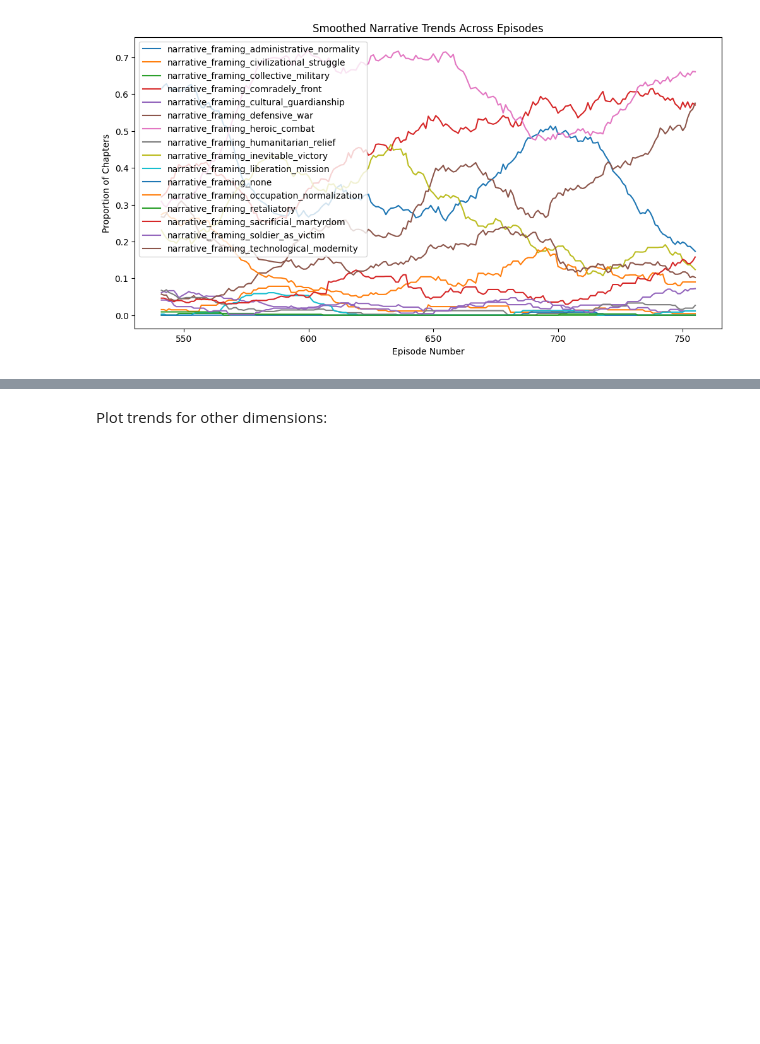
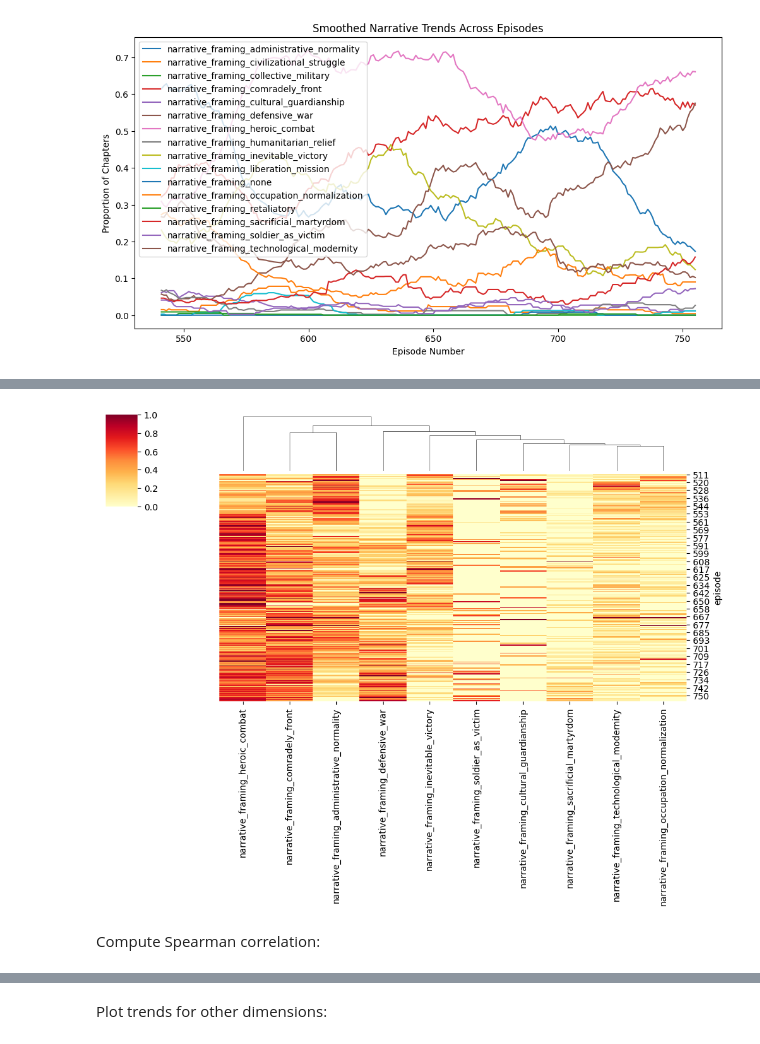
Before and after one commit to chill-bird/cultural_analytics_project, a Jupyter notebook: src/analysis/analyze_narratives.ipynb, the cells around one changed output, grey strips where cells are left out. Cells and saved outputs as stored; diff of their text form; code cells hidden in the pictures; blank space fills up the shorter version.

```diff
--- a/src/analysis/analyze_narratives.ipynb
+++ b/src/analysis/analyze_narratives.ipynb
@@ -240,0 +275,27 @@ plt.show()
+# %%
+top_n = 10
+
+top_narratives = (
+    episode_means[narrative_cols]
+    .mean()
+    .sort_values(ascending=False)
+    .head(top_n)
+    .index
+)
+
+data = episode_means[top_narratives]
+
+sns.clustermap(
+    data,
+    cmap="YlOrRd",
+    col_cluster=True,
+    row_cluster=False,
+    figsize=(10,8),
+    standard_scale=1
+)
+
+plt.show()
+# %% [output]
+[figure, added]
+# %% [markdown]
+Compute Spearman correlation:
```
Also changed, not shown: parts of 21 cells of this notebook, 7 other files.
